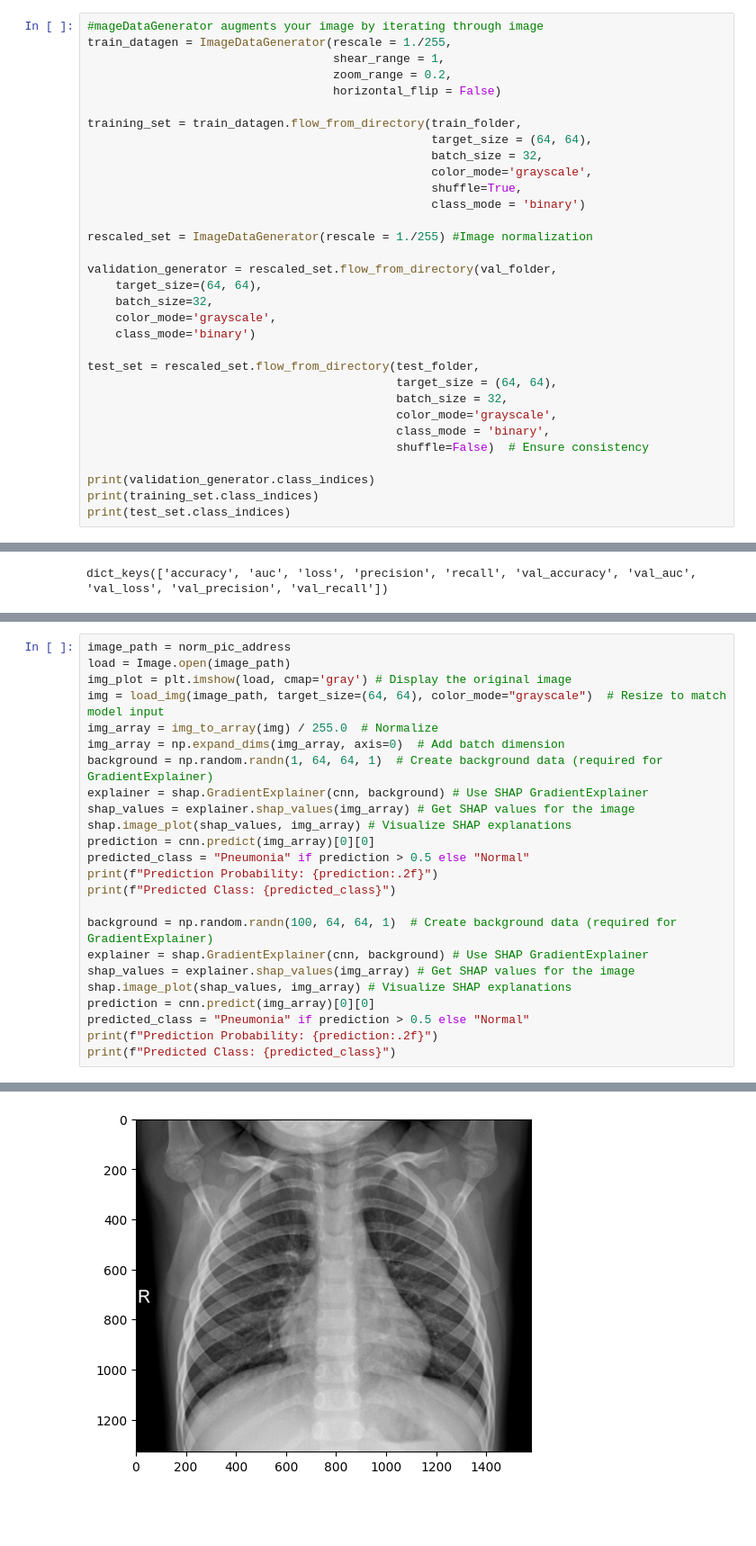
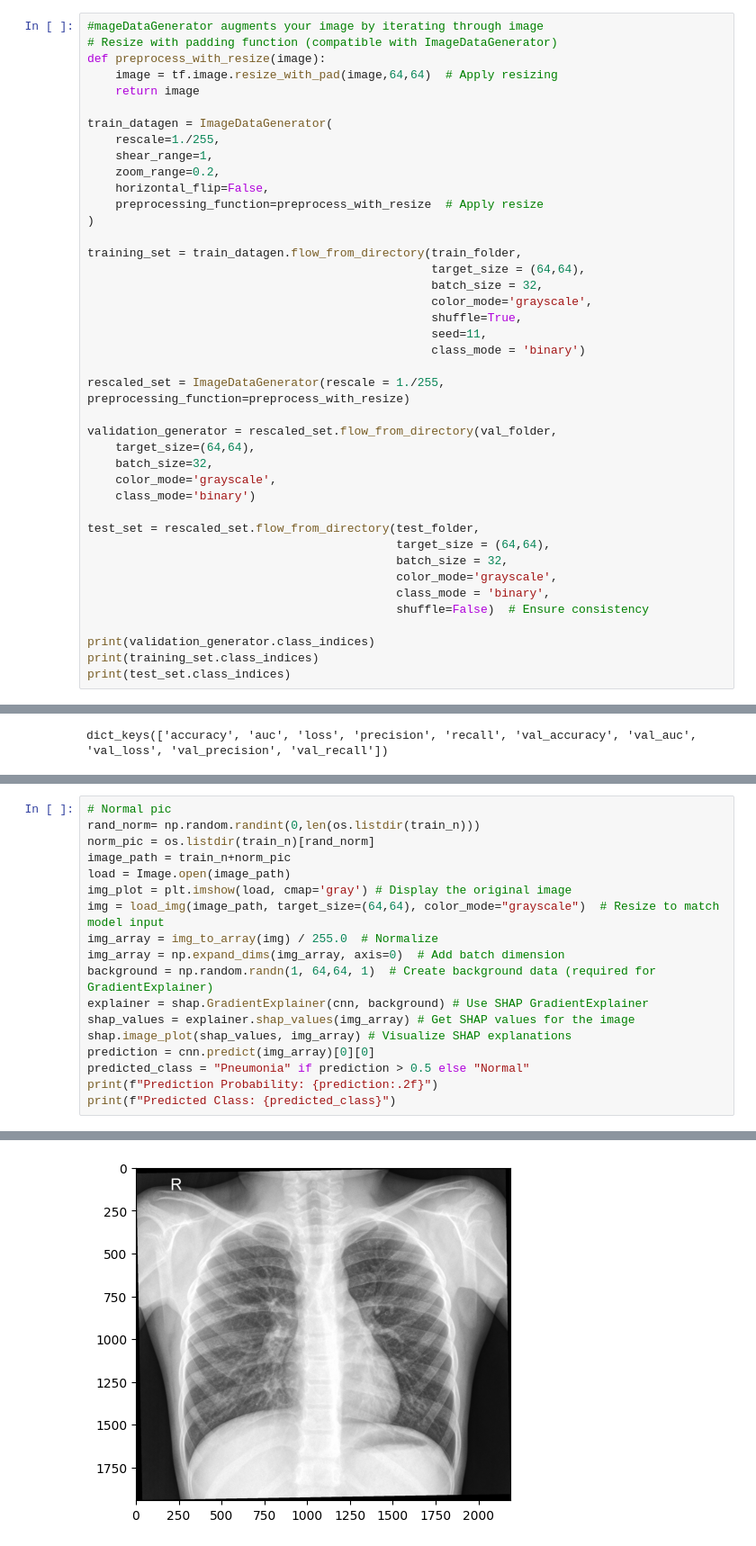
Before and after one commit to Pe789/Computer_vision, a Jupyter notebook: solution_pneumonia_4.ipynb, the cells around one changed output, grey strips where cells are left out. Shown at 90% size. Drawn from its saved outputs; the diff is of its cells as text; blank space fills up the shorter version.

```diff
--- a/solution_pneumonia_4.ipynb
+++ b/solution_pneumonia_4.ipynb
@@ -104,28 +112,37 @@ Average Image Size in input/chest_xray/chest_xray/test/NORMAL/: 1341.23 x 985.34
 Average Image Size in input/chest_xray/chest_xray/test/PNEUMONIA/: 1327.88 x 970.69 pixels (Aspect Ratio: 1.37)
 # %%
 #mageDataGenerator augments your image by iterating through image
-train_datagen = ImageDataGenerator(rescale = 1./255,
-                                   shear_range = 1,
-                                   zoom_range = 0.2,
-                                   horizontal_flip = False)
+# Resize with padding function (compatible with ImageDataGenerator)
+def preprocess_with_resize(image):
+    image = tf.image.resize_with_pad(image,64,64)  # Apply resizing
+    return image
+
+train_datagen = ImageDataGenerator(
+    rescale=1./255,
+    shear_range=1,
+    zoom_range=0.2,
+    horizontal_flip=False,
+    preprocessing_function=preprocess_with_resize  # Apply resize
+)
 
 training_set = train_datagen.flow_from_directory(train_folder,
-                                                 target_size = (64, 64),
+                                                 target_size = (64,64),
                                                  batch_size = 32,
                                                  color_mode='grayscale',
                                                  shuffle=True,
+                                                 seed=11,
                                                  class_mode = 'binary')
 
-rescaled_set = ImageDataGenerator(rescale = 1./255) #Image normalization
+rescaled_set = ImageDataGenerator(rescale = 1./255, preprocessing_function=preprocess_with_resize)
 
 validation_generator = rescaled_set.flow_from_directory(val_folder,
-    target_size=(64, 64),
+    target_size=(64,64),
     batch_size=32,
     color_mode='grayscale',
     class_mode='binary')
 
 test_set = rescaled_set.flow_from_directory(test_folder,
-                                            target_size = (64, 64),
+                                            target_size = (64,64),
                                             batch_size = 32,
                                             color_mode='grayscale',
                                             class_mode = 'binary',
@@ -413,32 +424,26 @@ weighted avg       0.84      0.80      0.78       624
 # %%
-image_path = norm_pic_address
+# Normal pic
+rand_norm= np.random.randint(0,len(os.listdir(train_n)))
+norm_pic = os.listdir(train_n)[rand_norm]
+image_path = train_n+norm_pic
 load = Image.open(image_path)
 img_plot = plt.imshow(load, cmap='gray') # Display the original image
-img = load_img(image_path, target_size=(64, 64), color_mode="grayscale")  # Resize to match model input
+img = load_img(image_path, target_size=(64,64), color_mode="grayscale")  # Resize to match model input
 img_array = img_to_array(img) / 255.0  # Normalize
 img_array = np.expand_dims(img_array, axis=0)  # Add batch dimension
-background = np.random.randn(1, 64, 64, 1)  # Create background data (required for GradientExplainer)
+background = np.random.randn(1, 64,64, 1)  # Create background data (required for GradientExplainer)
 explainer = shap.GradientExplainer(cnn, background) # Use SHAP GradientExplainer
 shap_values = explainer.shap_values(img_array) # Get SHAP values for the image
 shap.image_plot(shap_values, img_array) # Visualize SHAP explanations
 prediction = cnn.predict(img_array)[0][0]
 predicted_class = "Pneumonia" if prediction > 0.5 else "Normal"
 print(f"Prediction Probability: {prediction:.2f}")
 print(f"Predicted Class: {predicted_class}")
-
-background = np.random.randn(100, 64, 64, 1)  # Create background data (required for GradientExplainer)
-explainer = shap.GradientExplainer(cnn, background) # Use SHAP GradientExplainer
-shap_values = explainer.shap_values(img_array) # Get SHAP values for the image
-shap.image_plot(shap_values, img_array) # Visualize SHAP explanations
-prediction = cnn.predict(img_array)[0][0]
-predicted_class = "Pneumonia" if prediction > 0.5 else "Normal"
-print(f"Prediction Probability: {prediction:.2f}")
-print(f"Predicted Class: {predicted_class}")
 # %% [output]
 Expected: keras_tensor
 Received: inputs=['Tensor(shape=(1, 64, 64, 1))']
   warnings.warn(msg)
 Expected: keras_tensor
 Received: inputs=['Tensor(shape=(50, 64, 64, 1))']
   warnings.warn(msg)
-[figure, old version]
+[figure, new version]
```
Also changed, not shown: parts of 15 cells of this notebook, 5 other files.
